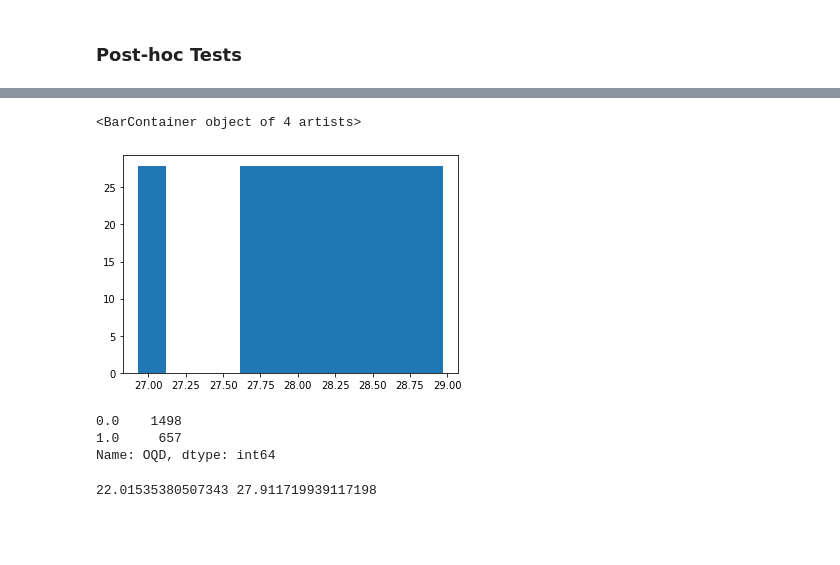
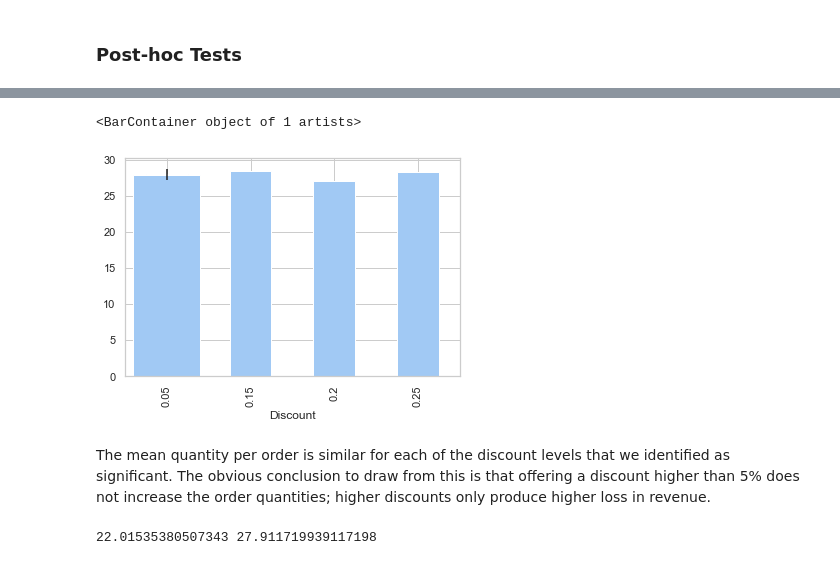
Before and after one commit to alphasentaurii/northwind-sql-database-project, a Jupyter notebook: student.ipynb, the cells around one changed output, grey strips where cells are left out. Drawn from its saved outputs; the diff is of its cells as text; code cells hidden in the pictures; blank space fills up the shorter version.

```diff
--- a/student.ipynb
+++ b/student.ipynb
@@ -390,6 +391,6 @@ Cohen_d(discount, fullprice)
 # %% [markdown]
 ### Post-hoc Tests
 # %%
-df_oqd = df_orderDetail.loc[(df_orderDetail['Discount'] >= 0.05) & (df_orderDetail['Discount'] != 0.06) & (df_orderDetail['Discount'] != 0.1)]
-df_oqd
+df_discount = df_orderDetail.loc[(df_orderDetail['Discount'] >= 0.05) & (df_orderDetail['Discount'] != 0.06) & (df_orderDetail['Discount'] != 0.1)]
+df_discount.describe()
 # %% [output]
@@ -430,0 +406,4 @@ See the caveats in the documentation: http://pandas.pydata.org/pandas-docs/stabl
+# %%
+df_discount.loc[df_discount['discounted'] == 1, 'OQD_Effective'] = True
+df_discount.loc[df_discount['discounted'] == 0, 'OQD_Effective'] = False
+df_discount.head()
@@ -431,15 +417,9 @@ See the caveats in the documentation: http://pandas.pydata.org/pandas-docs/stabl
 # %%
-#df_oqd.groupby(['Discount'])['Quantity'].mean().plot.bar()
-plt.bar(x=df_oqd.groupby(['Discount'])['Quantity'].mean(), height=df_oqd.Quantity.mean(), yerr=df_oqd.Discount.sem())
+df_discount.groupby(['Discount'])['Quantity'].mean().plot.bar()
+plt.bar(x='Discount', height=df_discount.Quantity.mean(), yerr=df_discount.Quantity.sem())
 # %% [output]
-<BarContainer object of 4 artists>
+<BarContainer object of 1 artists>
-[figure, old version]
+[figure, new version]
-# %%
-df_orderDetail['OQD'] = df_oqd['OQD']
-df_orderDetail['OQD'].fillna(0, inplace=True)
-df_orderDetail['OQD'].value_counts()
-# %% [output]
-0.0    1498
-1.0     657
-Name: OQD, dtype: int64
+# %% [markdown]
+The mean quantity per order is similar for each of the discount levels that we identified as significant. The obvious conclusion to draw from this is that offering a discount higher than 5% does not increase the order quantities; higher discounts only produce higher loss in revenue.
 # %%
```
Also changed, not shown: parts of 78 cells of this notebook, 1 other file.
